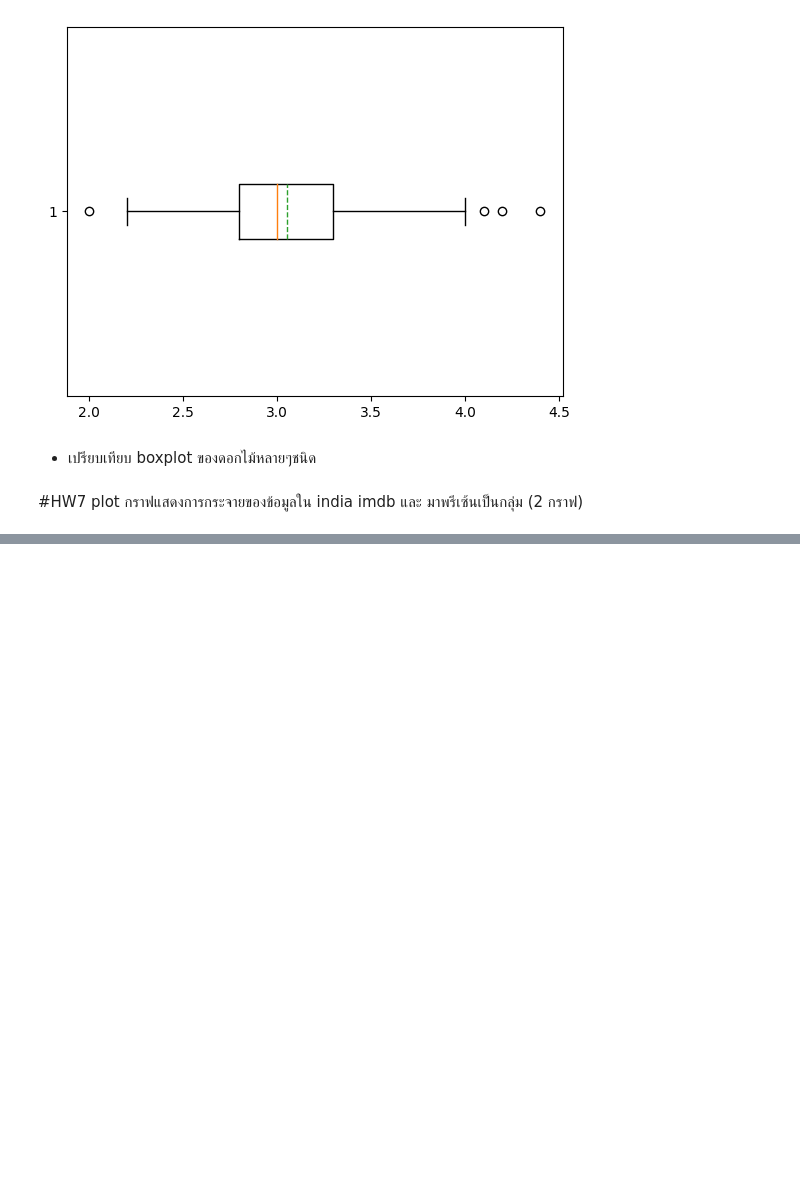
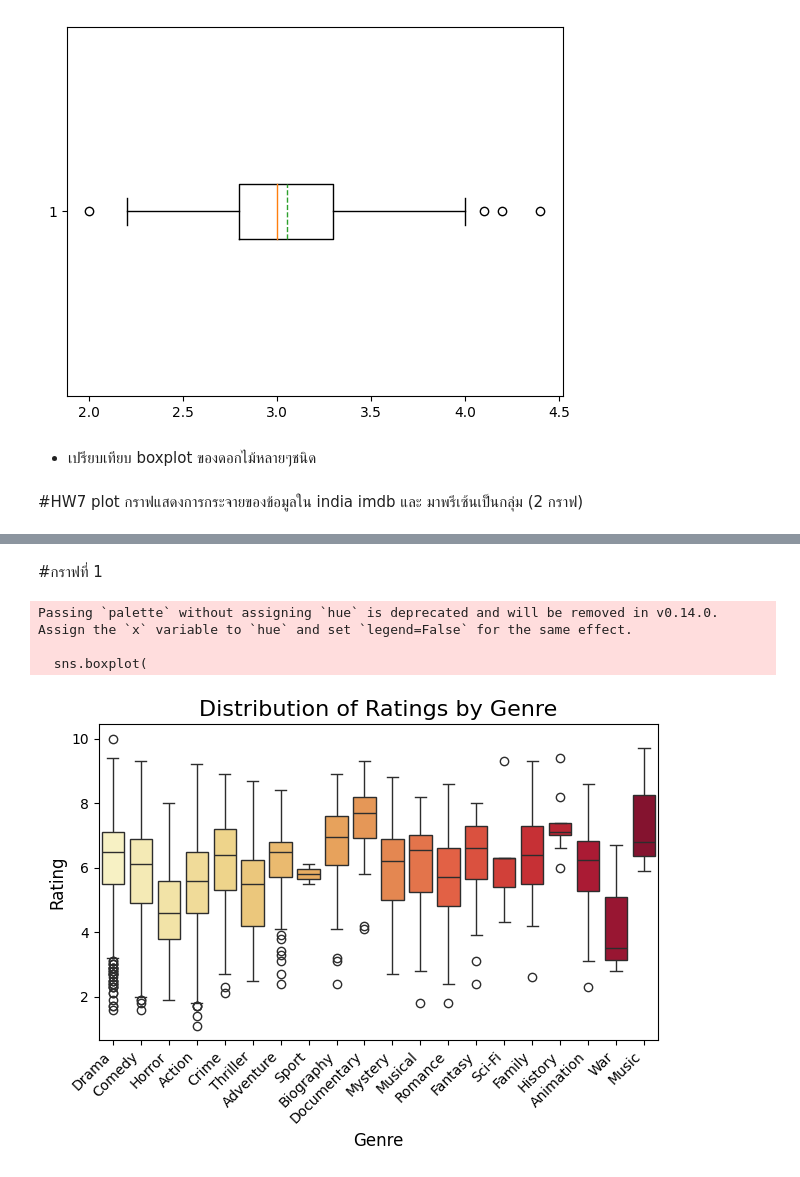
Before and after one commit to Suwannaket1/python_dataviz2024, a Jupyter notebook: Visualize_Data_Distribution_(02)_2024.ipynb, the cells around one changed output, grey strips where cells are left out. Cells and saved outputs as stored; diff of their text form; code cells hidden in the pictures; blank space fills up the shorter version.

```diff
--- a/Visualize_Data_Distribution_(02)_2024.ipynb
+++ b/Visualize_Data_Distribution_(02)_2024.ipynb
@@ -227,0 +298,4 @@ O = plt.boxplot(df['SepalWidth'],showmeans=True,meanline=True,vert=False)
+# %%
+movie_df['Year'] = movie_df['Year'].str.replace('(', '').str.replace(')', '').astype(int)
+movie_df['Duration'] = movie_df['Duration'].str.replace(' min', '').astype(int)
+movie_df['Votes'] = movie_df['Votes'].str.replace(',', '')
@@ -227,0 +318,3 @@ O = plt.boxplot(df['SepalWidth'],showmeans=True,meanline=True,vert=False)
+# %%
+# ตรวจสอบและแปลงคอลัมน์ Votes เป็น float
+movie_df['Votes'] = pd.to_numeric(movie_df['Votes'], errors='coerce')
@@ -227,0 +400,13 @@ O = plt.boxplot(df['SepalWidth'],showmeans=True,meanline=True,vert=False)
+# %%
+# สร้าง index สำหรับแทนที่ประเภทหนังด้วยตัวเลข
+genre_to_num = {genre: idx for idx, genre in enumerate(movie_df['Primary Genre'].unique())}
+movie_df['Genre_Num'] = movie_df['Primary Genre'].map(genre_to_num)
+
+# สรุปข้อมูล
+summary = movie_df.groupby('Primary Genre').agg({
+    'Rating': ['mean', 'median', 'min', 'max', 'count']
+}).sort_values(('Rating', 'mean'), ascending=False)
+
+summary.columns = ['Average Rating', 'Median Rating', 'Min Rating', 'Max Rating', 'Number of Movies']
+summary = summary.reset_index()
+summary
@@ -227,0 +462,31 @@ O = plt.boxplot(df['SepalWidth'],showmeans=True,meanline=True,vert=False)
+# %% [markdown]
+#กราฟที่ 1
+# %%
+# กำหนดจำนวนของ Genre ในข้อมูล
+num_genres = movie_df['Primary Genre'].nunique()
+
+# สร้างพาเลทสีที่มีจำนวนสีเท่ากับจำนวน Genre
+palette = sns.color_palette('YlOrRd', num_genres)
+
+# ใช้พาเลทสีที่กำหนด
+sns.boxplot(
+    x='Primary Genre',
+    y='Rating',
+    data=movie_df,
+    palette=palette  # ใช้พาเลทสีที่กำหนดเอง
+)
+
+# ตั้งชื่อและป้ายกำกับกราฟ
+plt.title('Distribution of Ratings by Genre', fontsize=16)
+plt.xlabel('Genre', fontsize=12)
+plt.ylabel('Rating', fontsize=12)
+plt.xticks(rotation=45, ha='right')
+plt.tight_layout()
+
+# แสดงกราฟ
+plt.show()
+# %% [output]
+Passing `palette` without assigning `hue` is deprecated and will be removed in v0.14.0. Assign the `x` variable to `hue` and set `legend=False` for the same effect.
+
+  sns.boxplot(
+[figure, added]
```
Also changed, not shown: parts of 25 cells of this notebook.
